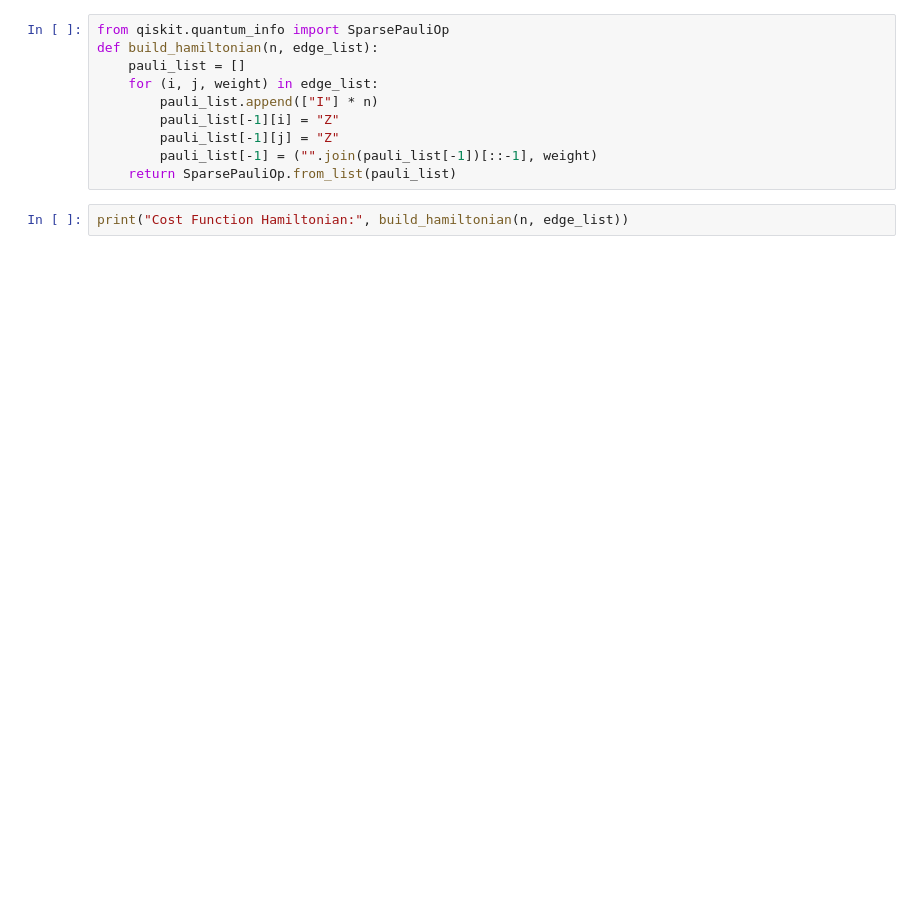
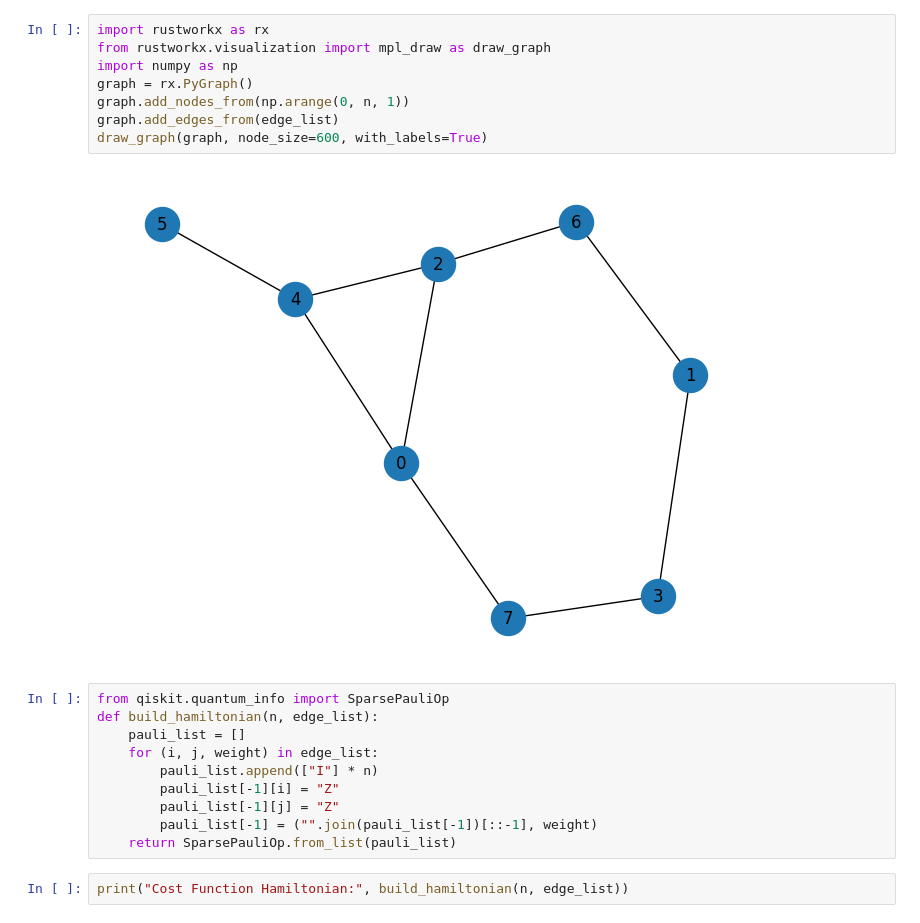
Before and after one commit to Huaiyuan-Jing/Quantum_Algorithm, a Jupyter notebook: QAOA.ipynb, the cells around one changed output. Cells and saved outputs as stored; diff of their text form; blank space fills up the shorter version.

```diff
--- a/QAOA.ipynb
+++ b/QAOA.ipynb
@@ -4,3 +34,13 @@ edge_list = [(0, 1, 1.0), (0, 2, 1.0), (0, 4, 1.0), (1, 2, 1.0), (2, 3, 1.0), (3
+# %%
+import rustworkx as rx
+from rustworkx.visualization import mpl_draw as draw_graph
+import numpy as np
+graph = rx.PyGraph()
+graph.add_nodes_from(np.arange(0, n, 1))
+graph.add_edges_from(edge_list)
+draw_graph(graph, node_size=600, with_labels=True)
+# %% [output]
+[figure, added]
 # %%
 from qiskit.quantum_info import SparsePauliOp
 def build_hamiltonian(n, edge_list):
```
Also changed, not shown: parts of 17 cells of this notebook.
